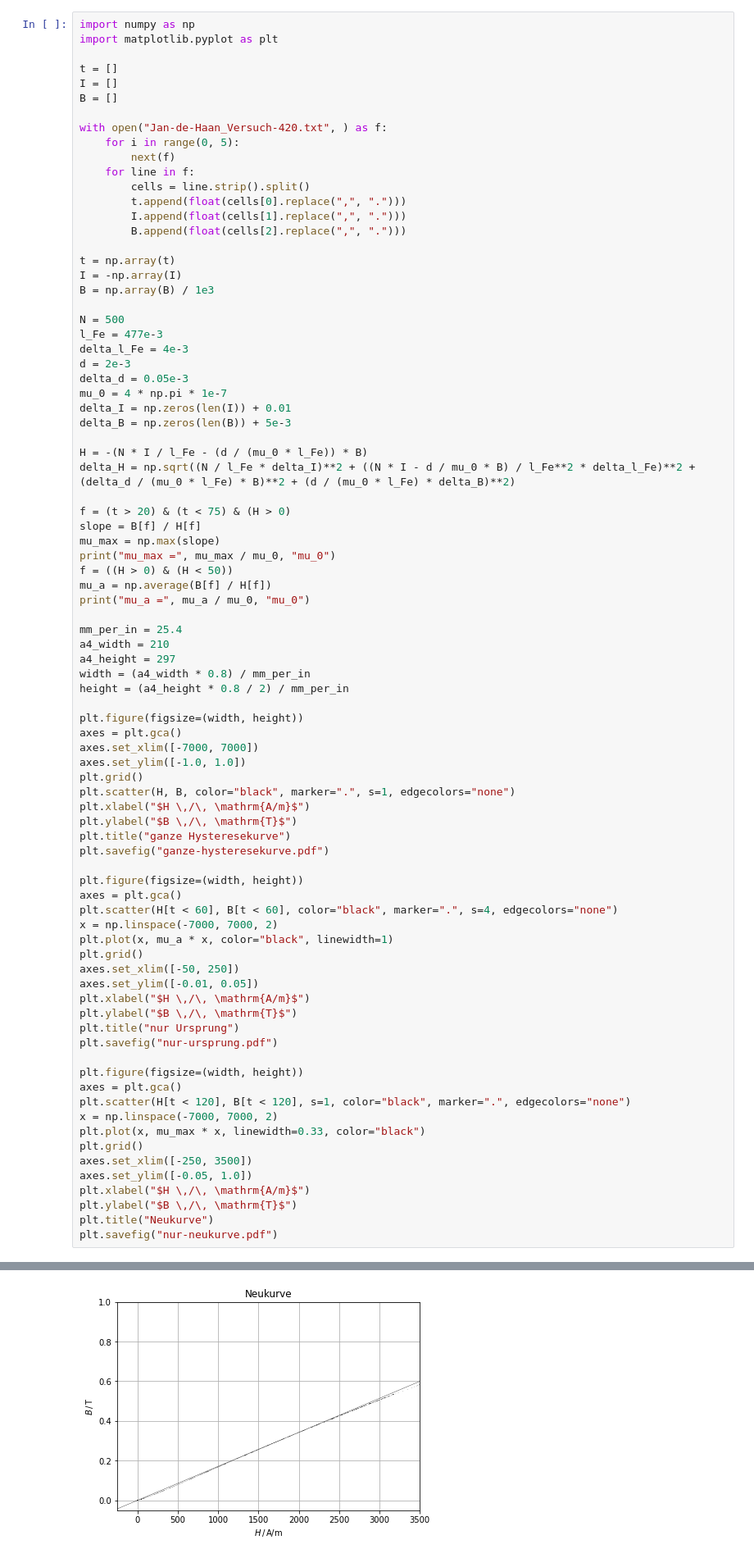
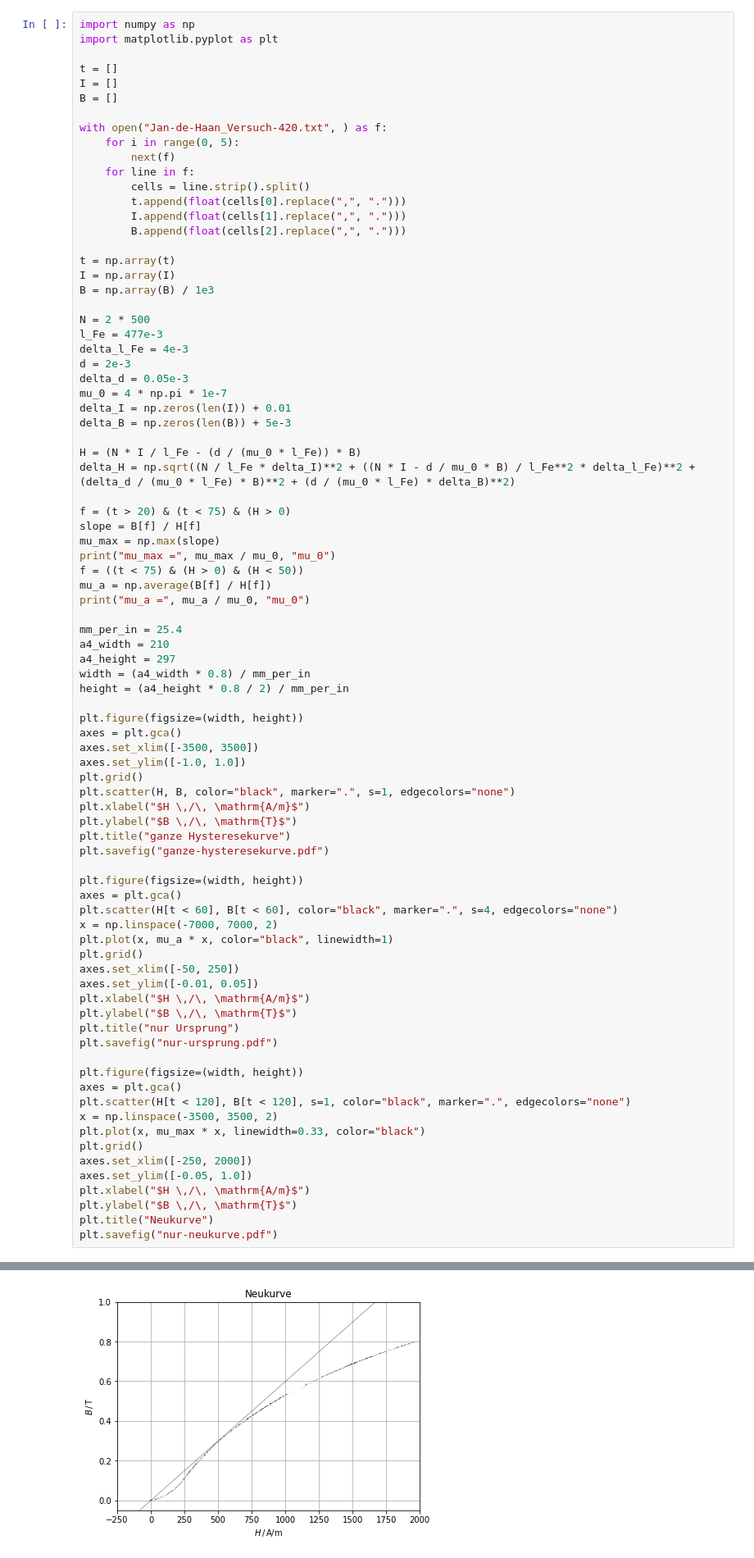
Before and after one commit to jan-de-haan/physik-praktikum-ii-versuch-240, a Jupyter notebook: Auswertung.ipynb, the cells around one changed output, grey strips where cells are left out. Shown at 82% size. Cells and saved outputs as stored; diff of their text form.

```diff
--- a/Auswertung.ipynb
+++ b/Auswertung.ipynb
@@ -16,10 +16,10 @@ with open("Jan-de-Haan_Versuch-420.txt", ) as f:
         B.append(float(cells[2].replace(",", ".")))
 
 t = np.array(t)
-I = -np.array(I)
+I = np.array(I)
 B = np.array(B) / 1e3
 
-N = 500
+N = 2 * 500
 l_Fe = 477e-3
 delta_l_Fe = 4e-3
 d = 2e-3
@@ -28,14 +28,14 @@ mu_0 = 4 * np.pi * 1e-7
 delta_I = np.zeros(len(I)) + 0.01
 delta_B = np.zeros(len(B)) + 5e-3
 
-H = -(N * I / l_Fe - (d / (mu_0 * l_Fe)) * B)
+H = (N * I / l_Fe - (d / (mu_0 * l_Fe)) * B)
 delta_H = np.sqrt((N / l_Fe * delta_I)**2 + ((N * I - d / mu_0 * B) / l_Fe**2 * delta_l_Fe)**2 + (delta_d / (mu_0 * l_Fe) * B)**2 + (d / (mu_0 * l_Fe) * delta_B)**2)
 
 f = (t > 20) & (t < 75) & (H > 0)
 slope = B[f] / H[f]
 mu_max = np.max(slope)
 print("mu_max =", mu_max / mu_0, "mu_0")
-f = ((H > 0) & (H < 50))
+f = ((t < 75) & (H > 0) & (H < 50))
 mu_a = np.average(B[f] / H[f])
 print("mu_a =", mu_a / mu_0, "mu_0")
 
@@ -47,7 +47,7 @@ height = (a4_height * 0.8 / 2) / mm_per_in
 
 plt.figure(figsize=(width, height))
 axes = plt.gca()
-axes.set_xlim([-7000, 7000])
+axes.set_xlim([-3500, 3500])
 axes.set_ylim([-1.0, 1.0])
 plt.grid()
 plt.scatter(H, B, color="black", marker=".", s=1, edgecolors="none")
@@ -72,10 +72,10 @@ plt.savefig("nur-ursprung.pdf")
 plt.figure(figsize=(width, height))
 axes = plt.gca()
 plt.scatter(H[t < 120], B[t < 120], s=1, color="black", marker=".", edgecolors="none")
-x = np.linspace(-7000, 7000, 2)
+x = np.linspace(-3500, 3500, 2)
 plt.plot(x, mu_max * x, linewidth=0.33, color="black")
 plt.grid()
-axes.set_xlim([-250, 3500])
+axes.set_xlim([-250, 2000])
 axes.set_ylim([-0.05, 1.0])
 plt.xlabel("$H \,/\, \mathrm{A/m}$")
 plt.ylabel("$B \,/\, \mathrm{T}$")
@@ -89 +89 @@ mu_a = 61.200263232049764 mu_0
-[figure, old version]
+[figure, new version]
```
Also changed, not shown: parts of 1 cell of this notebook, 3 other files.
